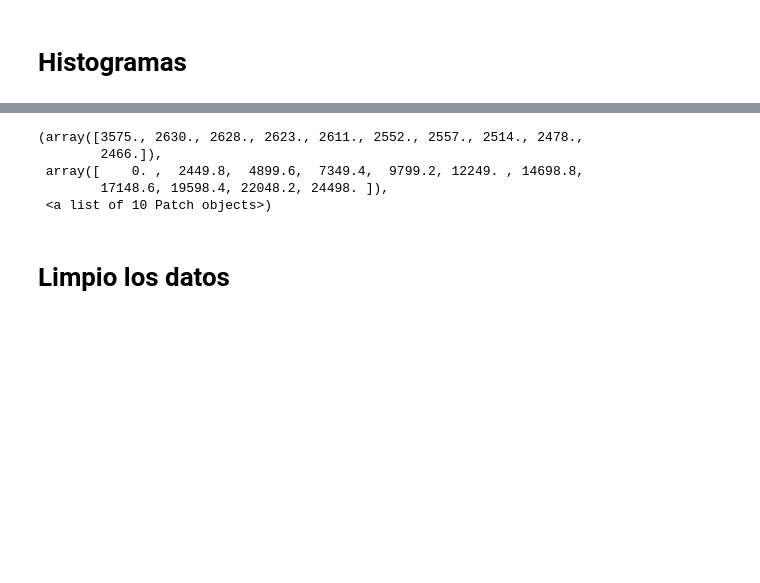
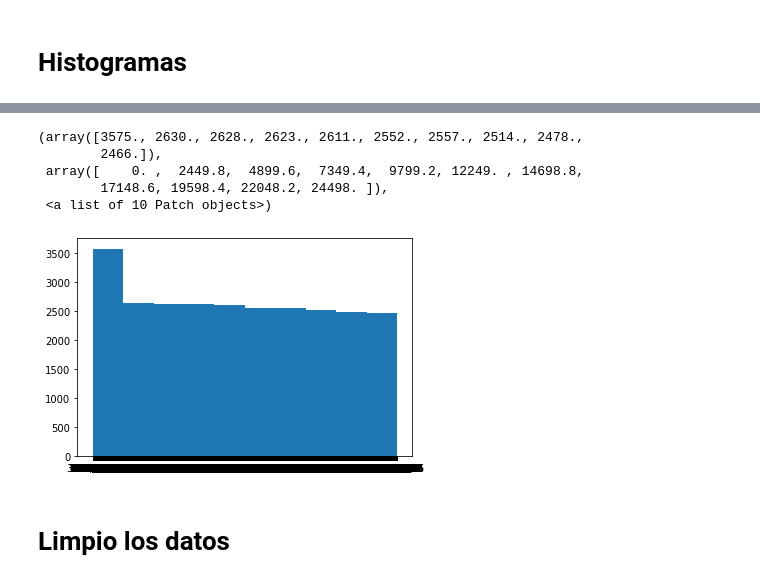
Before and after one commit to wisrovi/visualizacion-cajamar, a Jupyter notebook: Concurso_Cajamar_visualizacion_datos.ipynb, the cells around one changed output, grey strips where cells are left out. Cells and saved outputs as stored; diff of their text form; code cells hidden in the pictures; blank space fills up the shorter version.

```diff
--- a/Concurso_Cajamar_visualizacion_datos.ipynb
+++ b/Concurso_Cajamar_visualizacion_datos.ipynb
@@ -120,11 +137,12 @@ plt.hist(data_d1)
 # %%
-data_d1 = d1['Valor (miles de €)']
-plt.hist(data_d1)
+data_d1_eur = d1['Valor (miles de €)']
+plt.hist(data_d1_eur)
 # %% [output]
 (array([3575., 2630., 2628., 2623., 2611., 2552., 2557., 2514., 2478.,
         2466.]),
  array([    0. ,  2449.8,  4899.6,  7349.4,  9799.2, 12249. , 14698.8,
         17148.6, 19598.4, 22048.2, 24498. ]),
  <a list of 10 Patch objects>)
+[figure, added]
 # %% [markdown]
 # Limpio los datos
```
Also changed, not shown: parts of 3 cells of this notebook.
